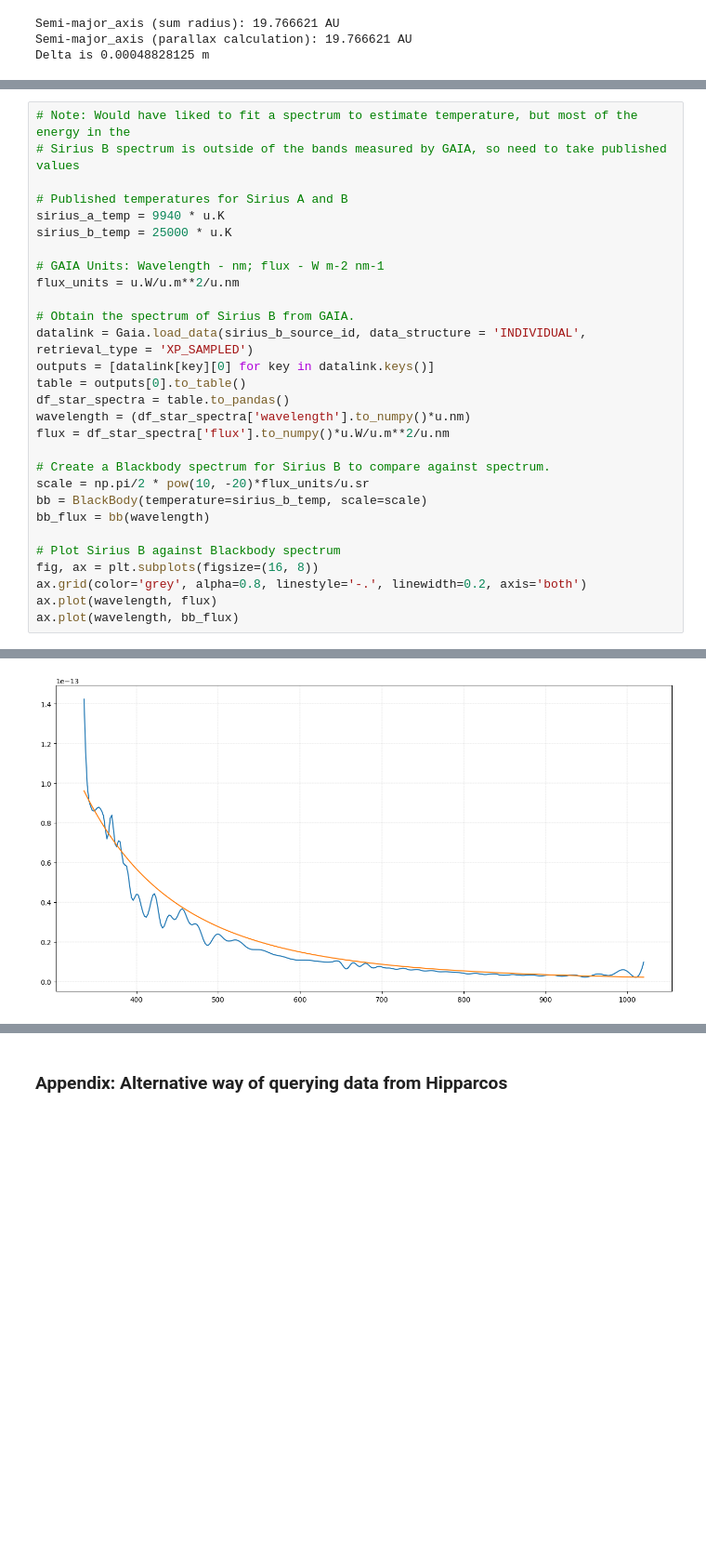
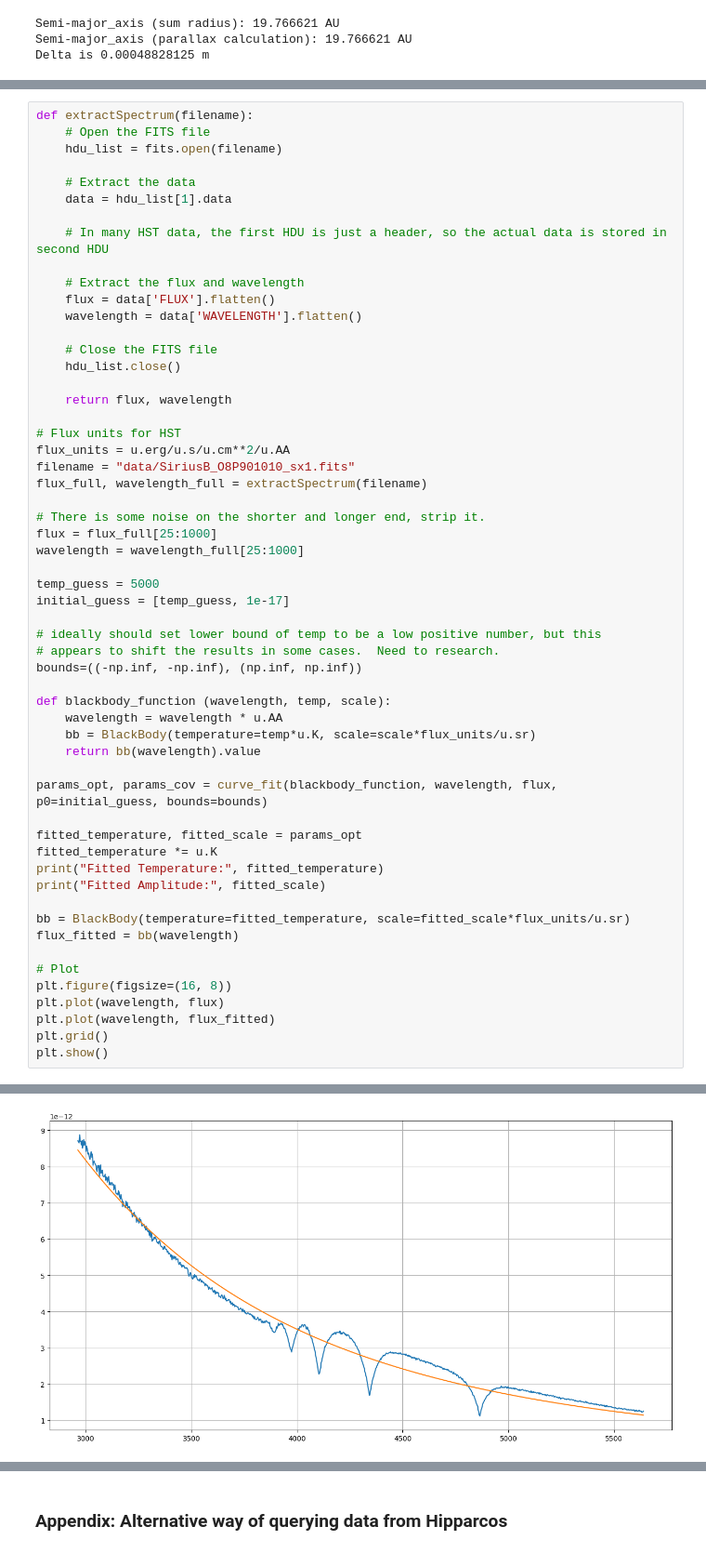
Before and after one commit to jeffrwatts/astronomy-notebooks, a Jupyter notebook: Sirius A and B.ipynb, the cells around one changed output, grey strips where cells are left out. Shown at 93% size. Cells and saved outputs as stored; diff of their text form; blank space fills up the shorter version.

```diff
--- a/Sirius A and B.ipynb
+++ b/Sirius A and B.ipynb
@@ -407,30 +413,57 @@ $$ R = \sqrt{\frac{L}{4 \pi \sigma T^4}} $$
 # %%
-# Note: Would have liked to fit a spectrum to estimate temperature, but most of the energy in the
-# Sirius B spectrum is outside of the bands measured by GAIA, so need to take published values
+def extractSpectrum(filename):
+    # Open the FITS file
+    hdu_list = fits.open(filename)
 
-# Published temperatures for Sirius A and B
-sirius_a_temp = 9940 * u.K
-sirius_b_temp = 25000 * u.K
+    # Extract the data
+    data = hdu_list[1].data
 
-# GAIA Units: Wavelength - nm; flux - W m-2 nm-1
-flux_units = u.W/u.m**2/u.nm
+    # In many HST data, the first HDU is just a header, so the actual data is stored in second HDU
 
-# Obtain the spectrum of Sirius B from GAIA.
-datalink = Gaia.load_data(sirius_b_source_id, data_structure = 'INDIVIDUAL', retrieval_type = 'XP_SAMPLED')
-outputs = [datalink[key][0] for key in datalink.keys()]
-table = outputs[0].to_table()
-df_star_spectra = table.to_pandas()
-wavelength = (df_star_spectra['wavelength'].to_numpy()*u.nm)
-flux = df_star_spectra['flux'].to_numpy()*u.W/u.m**2/u.nm
+    # Extract the flux and wavelength
+    flux = data['FLUX'].flatten()
+    wavelength = data['WAVELENGTH'].flatten()
 
-# Create a Blackbody spectrum for Sirius B to compare against spectrum.
-scale = np.pi/2 * pow(10, -20)*flux_units/u.sr
-bb = BlackBody(temperature=sirius_b_temp, scale=scale)
-bb_flux = bb(wavelength)
+    # Close the FITS file
+    hdu_list.close()
 
-# Plot Sirius B against Blackbody spectrum
-fig, ax = plt.subplots(figsize=(16, 8))
-ax.grid(color='grey', alpha=0.8, linestyle='-.', linewidth=0.2, axis='both')
-ax.plot(wavelength, flux)
-ax.plot(wavelength, bb_flux)
+    return flux, wavelength
+
+# Flux units for HST
+flux_units = u.erg/u.s/u.cm**2/u.AA
+filename = "data/SiriusB_O8P901010_sx1.fits"
+flux_full, wavelength_full = extractSpectrum(filename)
+
+# There is some noise on the shorter and longer end, strip it.
+flux = flux_full[25:1000]
+wavelength = wavelength_full[25:1000]
+
+temp_guess = 5000
+initial_guess = [temp_guess, 1e-17]
+
+# ideally should set lower bound of temp to be a low positive number, but this
+# appears to shift the results in some cases.  Need to research.
+bounds=((-np.inf, -np.inf), (np.inf, np.inf))
+
+def blackbody_function (wavelength, temp, scale):
+    wavelength = wavelength * u.AA
+    bb = BlackBody(temperature=temp*u.K, scale=scale*flux_units/u.sr)
+    return bb(wavelength).value
+
+params_opt, params_cov = curve_fit(blackbody_function, wavelength, flux, p0=initial_guess, bounds=bounds)
+
+fitted_temperature, fitted_scale = params_opt
+fitted_temperature *= u.K
+print("Fitted Temperature:", fitted_temperature)
+print("Fitted Amplitude:", fitted_scale)
+
+bb = BlackBody(temperature=fitted_temperature, scale=fitted_scale*flux_units/u.sr)
+flux_fitted = bb(wavelength)
+
+# Plot
+plt.figure(figsize=(16, 8))
+plt.plot(wavelength, flux)
+plt.plot(wavelength, flux_fitted)
+plt.grid()
+plt.show()
 # %% [output]
@@ -438 +472 @@ ax.plot(wavelength, bb_flux)
-[figure, old version]
+[figure, new version]
```
Also changed, not shown: parts of 5 cells of this notebook, 2 other files.
